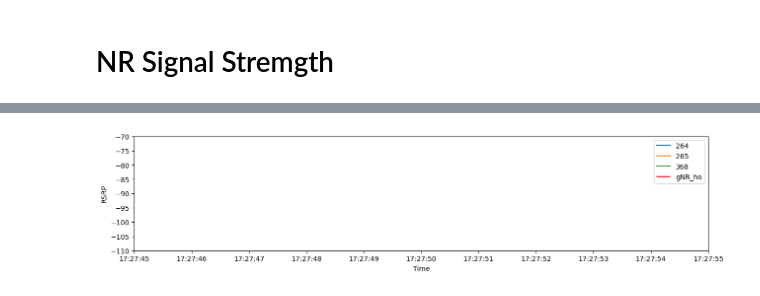
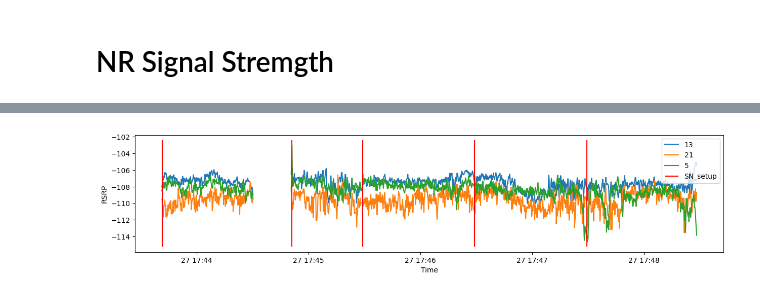
Before and after one commit to chihyangchen/ntu-experiments, a Jupyter notebook: sheng-ru/analysis/unstable_ho_observer.ipynb, the cells around one changed output, grey strips where cells are left out. Drawn from its saved outputs; the diff is of its cells as text; code cells hidden in the pictures.

```diff
--- a/sheng-ru/analysis/unstable_ho_observer.ipynb
+++ b/sheng-ru/analysis/unstable_ho_observer.ipynb
@@ -372,13 +431,13 @@ class nr_data_point:
     def get_nei_pci_signal_strength(self, pd_data):
         nei_cells = {}
         for i in range(6, len(pd_data), 3):
-            if pd_data[i] == '-':
+            if np.isnan(pd_data[i]):
                 break
             else:
                 if i == 6:
-                    nei_cells[str(pd_data[i])] = (float(pd_data[i+1]), float(pd_data[i+2]))
+                    nei_cells[pd_data[i]] = (float(pd_data[i+1]), float(pd_data[i+2]))
                 else:
-                    nei_cells[pd_data[i]] = (float(pd_data[i+1]), float(pd_data[i+2]))
+                    nei_cells[int(pd_data[i])] = (float(pd_data[i+1]), float(pd_data[i+2]))
         return nei_cells
 
 class Signal_Strength_map:
@@ -458,12 +517,9 @@ class Signal_Strength_map:
         plt.show()
 
     def collect_ho_event(self, mi_rrc_df):
-        l, _ = mi_event_parsing(mi_rrc_df)
-        for i in range(0, 8):
-            l[i] = [j[0] for j in l[i]]
-        l[9] = [j[0] for j in l[9]]
-        l[10] = [j[0] for j in l[10]]
-        d = {'lte': l[0], 'nr_setup': l[1], 'gNB_ho': l[2], 'nr_rel': l[3], "MN_changed": l[4],"MN_SN_changed": l[5], "eNB to MN changed": l[6], "MN to eNB changed": l[7], "gNB fail": l[8], "type2 fail": l[9], "type3 fail": l[10]}
+        d = parse_mi_ho(mi_rrc_df)
+        for key in d:
+            d[key] = [x.start for x in d[key]]
         return d
 
     def draw_ho_event(self, ho_type, x_lim=None):
@@ -482,4 +538,4 @@ class Signal_Strength_map:
         plt.legend()
         plt.show()
 # %%
-x = Signal_Strength_map(mi_nr_ml1_df=nr_ml1_dfs[3], mi_rrc_df=rrc_dfs[3])
+x = Signal_Strength_map(mi_nr_ml1_df, mi_rrc_df)
@@ -502,11 +544,7 @@ x.draw_ho_event(ho_type=ho_type, x_lim=time_range)
-# %%
-pci_list = ['264', '265', '368']
-time_range = [dt.datetime(2022, 9, 7, 17, 27, 45), dt.datetime(2022, 9, 7, 17, 27, 55)]
-# time_range = None
-rsrp_range = [-110, -70]
-# rsrp_range = None
-show_ho = ['gNB_ho']
-# show_ho = []
-x.draw_pci_rsrp(pci_list, x_lim=time_range, y_lim=rsrp_range, show_ho=show_ho)
-# %% [output]
-[figure, removed]
+# %%
+ho_type = ['SN_setup']
+time_range = None
+pci_list = [13, 21, 5]
+x.draw_pci_rsrp(pci_list=pci_list, x_lim=time_range, show_ho=ho_type)
+# %% [output]
+[figure, added]
```
Also changed, not shown: parts of 15 cells of this notebook, 5 other files.
